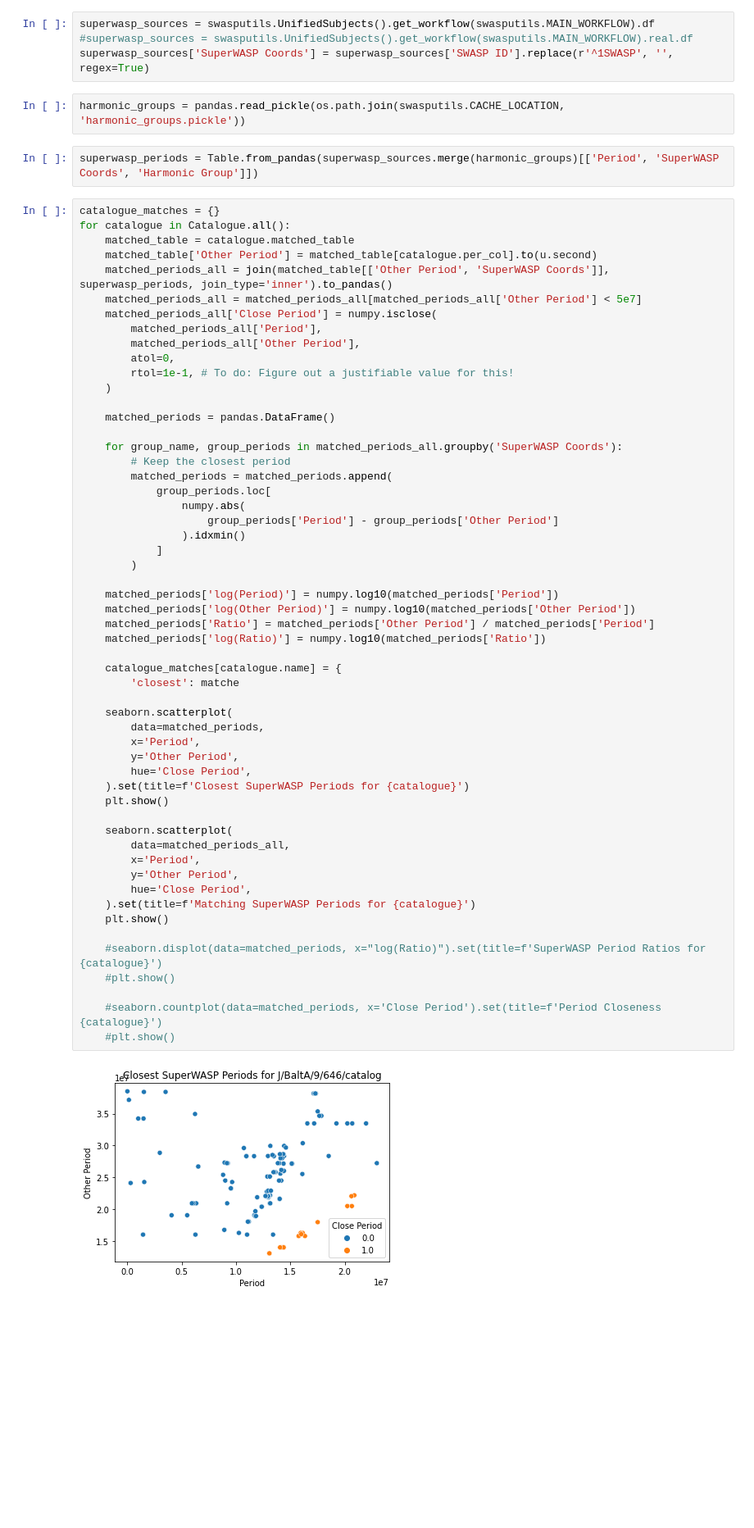
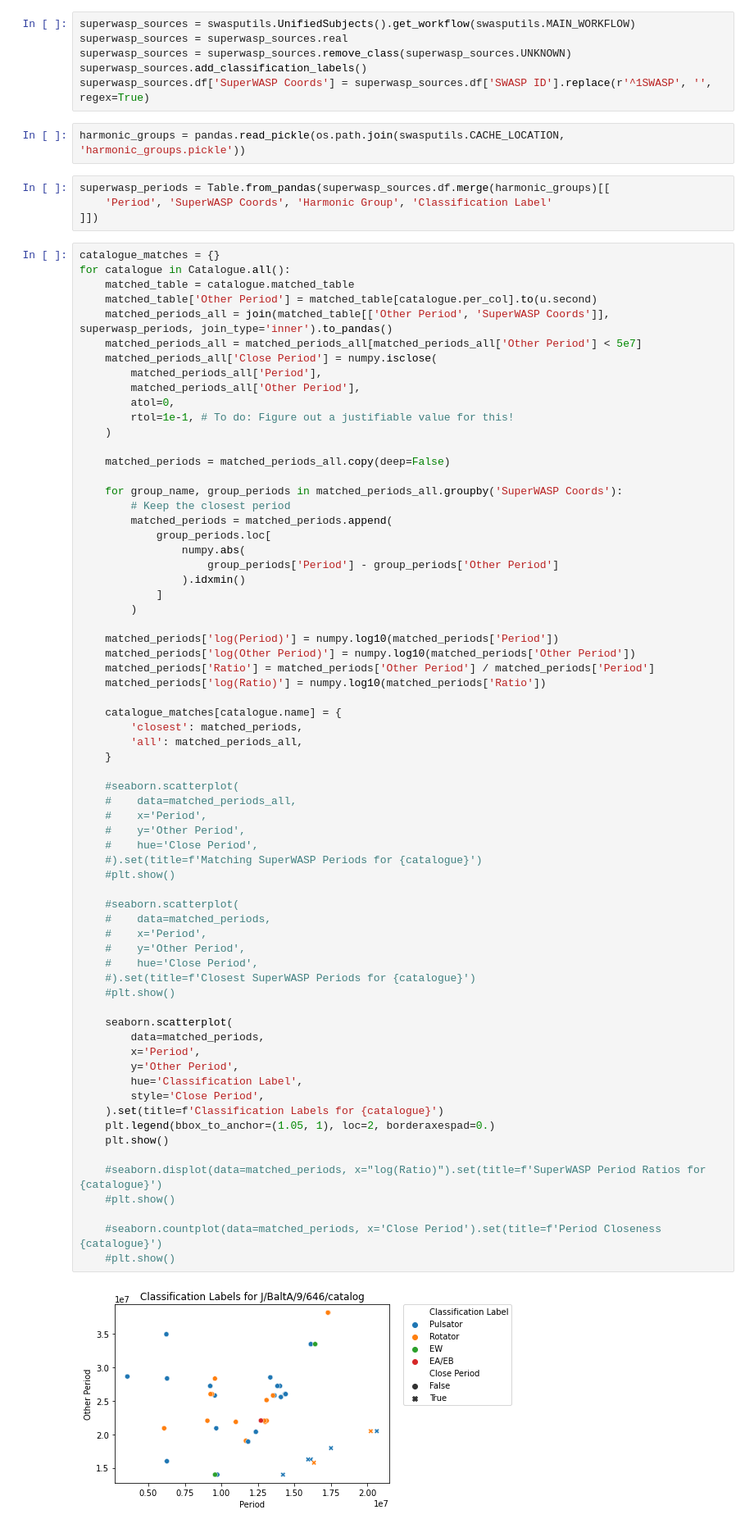
Before and after one commit to adammcmaster/superwasp-tools, a Jupyter notebook: crossref/period_comparison.ipynb, the cells around one changed output. Shown: that part at 82% size. Saved outputs shown, nothing was run; the diff lists cells and outputs as text; blank space fills up the shorter version.

Commit message:
Plot classification labels

```diff
--- a/crossref/period_comparison.ipynb
+++ b/crossref/period_comparison.ipynb
@@ -17,13 +17,17 @@ from catalogues import Catalogue
 
 import swasputils
 # %%
-superwasp_sources = swasputils.UnifiedSubjects().get_workflow(swasputils.MAIN_WORKFLOW).df
-#superwasp_sources = swasputils.UnifiedSubjects().get_workflow(swasputils.MAIN_WORKFLOW).real.df
-superwasp_sources['SuperWASP Coords'] = superwasp_sources['SWASP ID'].replace(r'^1SWASP', '', regex=True)
+superwasp_sources = swasputils.UnifiedSubjects().get_workflow(swasputils.MAIN_WORKFLOW)
+superwasp_sources = superwasp_sources.real
+superwasp_sources = superwasp_sources.remove_class(superwasp_sources.UNKNOWN)
+superwasp_sources.add_classification_labels()
+superwasp_sources.df['SuperWASP Coords'] = superwasp_sources.df['SWASP ID'].replace(r'^1SWASP', '', regex=True)
 # %%
 harmonic_groups = pandas.read_pickle(os.path.join(swasputils.CACHE_LOCATION, 'harmonic_groups.pickle'))
 # %%
-superwasp_periods = Table.from_pandas(superwasp_sources.merge(harmonic_groups)[['Period', 'SuperWASP Coords', 'Harmonic Group']])
+superwasp_periods = Table.from_pandas(superwasp_sources.df.merge(harmonic_groups)[[
+    'Period', 'SuperWASP Coords', 'Harmonic Group', 'Classification Label'
+]])
 # %%
 catalogue_matches = {}
 for catalogue in Catalogue.all():
@@ -38,46 +42,58 @@ for catalogue in Catalogue.all():
         rtol=1e-1, # To do: Figure out a justifiable value for this!
     )
 
-    matched_periods = pandas.DataFrame()
+    matched_periods = matched_periods_all.copy(deep=False)
 
     for group_name, group_periods in matched_periods_all.groupby('SuperWASP Coords'):
         # Keep the closest period
         matched_periods = matched_periods.append(
             group_periods.loc[
                 numpy.abs(
                     group_periods['Period'] - group_periods['Other Period']
                 ).idxmin()
             ]
         )
 
     matched_periods['log(Period)'] = numpy.log10(matched_periods['Period'])
     matched_periods['log(Other Period)'] = numpy.log10(matched_periods['Other Period'])
     matched_periods['Ratio'] = matched_periods['Other Period'] / matched_periods['Period']
     matched_periods['log(Ratio)'] = numpy.log10(matched_periods['Ratio'])
 
     catalogue_matches[catalogue.name] = {
-        'closest': matche
+        'closest': matched_periods,
+        'all': matched_periods_all,
+    }
+
+    #seaborn.scatterplot(
+    #    data=matched_periods_all,
+    #    x='Period',
+    #    y='Other Period',
+    #    hue='Close Period',
+    #).set(title=f'Matching SuperWASP Periods for {catalogue}')
+    #plt.show()
+
+    #seaborn.scatterplot(
+    #    data=matched_periods,
+    #    x='Period',
+    #    y='Other Period',
+    #    hue='Close Period',
+    #).set(title=f'Closest SuperWASP Periods for {catalogue}')
+    #plt.show()
 
     seaborn.scatterplot(
         data=matched_periods,
         x='Period',
         y='Other Period',
-        hue='Close Period',
-    ).set(title=f'Closest SuperWASP Periods for {catalogue}')
-    plt.show()
-
-    seaborn.scatterplot(
-        data=matched_periods_all,
-        x='Period',
-        y='Other Period',
-        hue='Close Period',
-    ).set(title=f'Matching SuperWASP Periods for {catalogue}')
+        hue='Classification Label',
+        style='Close Period',
+    ).set(title=f'Classification Labels for {catalogue}')
+    plt.legend(bbox_to_anchor=(1.05, 1), loc=2, borderaxespad=0.)
     plt.show()
 
     #seaborn.displot(data=matched_periods, x="log(Ratio)").set(title=f'SuperWASP Period Ratios for {catalogue}')
     #plt.show()
 
     #seaborn.countplot(data=matched_periods, x='Close Period').set(title=f'Period Closeness {catalogue}')
     #plt.show()
 # %% [output]
-[figure, old version]
+[figure, new version]
```
Also changed, not shown: parts of 1 cell of this notebook.
